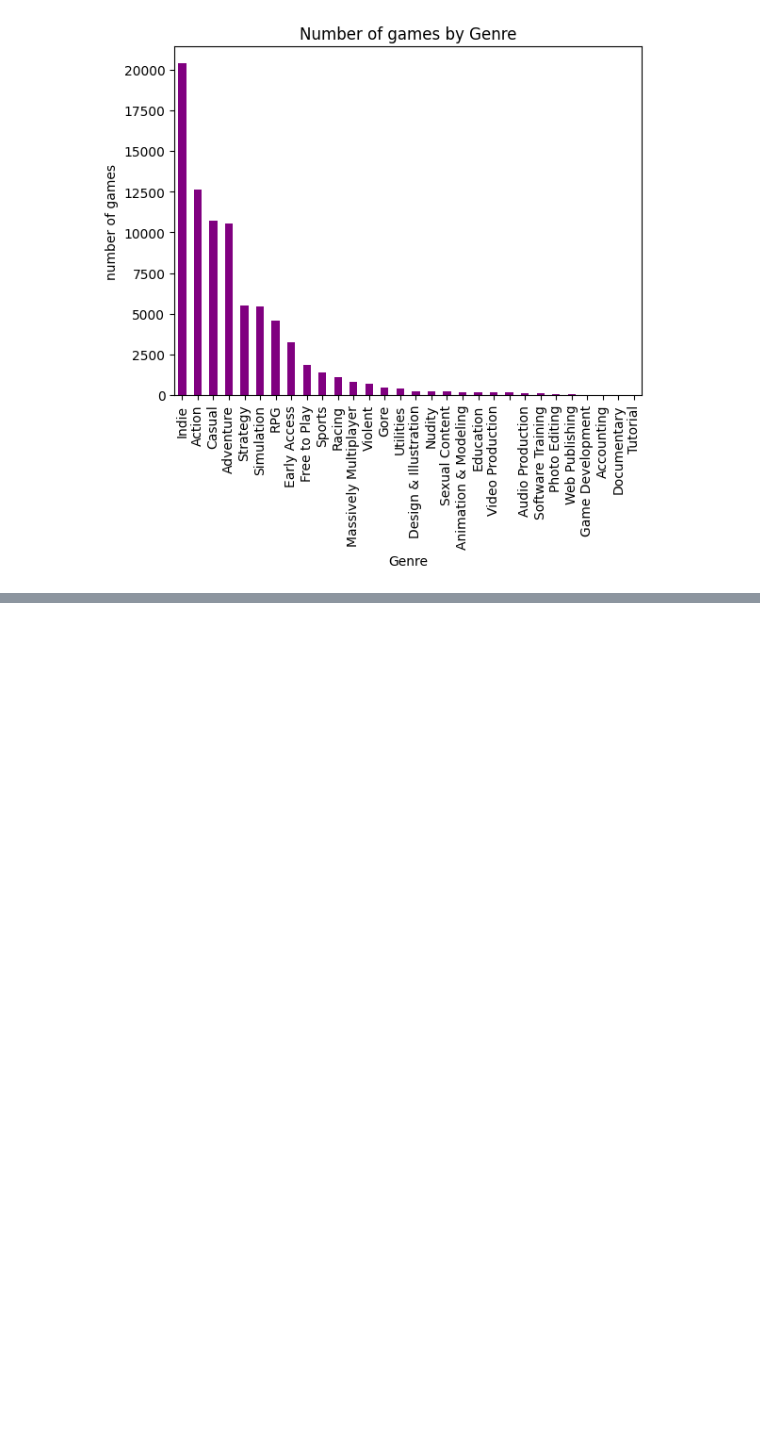
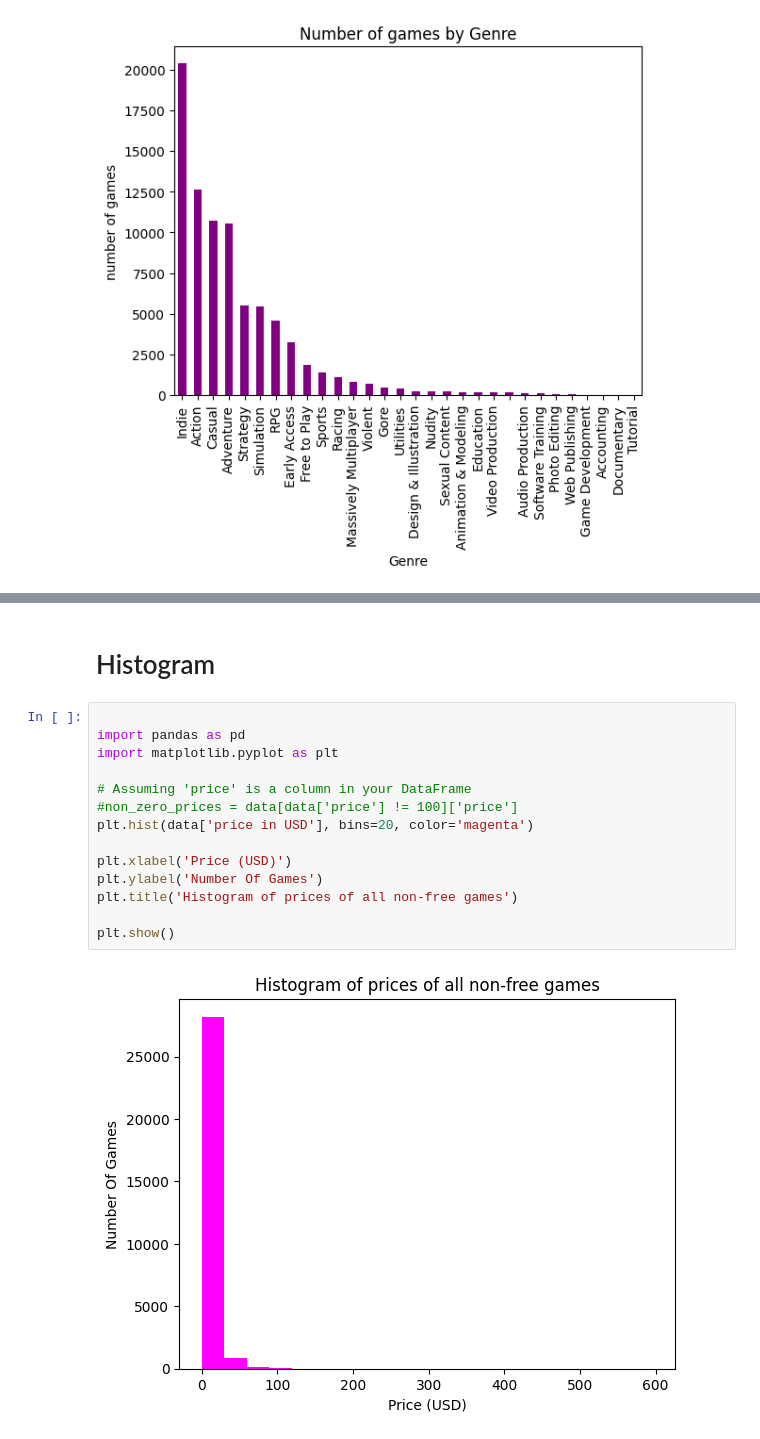
Before and after one commit to Florrena/project, a Jupyter notebook: 1.ipynb, the cells around one changed output, grey strips where cells are left out. Saved outputs shown, nothing was run; the diff lists cells and outputs as text; blank space fills up the shorter version.

```diff
--- a/1.ipynb
+++ b/1.ipynb
@@ -343,0 +365,18 @@ plt.show()
+# %% [markdown]
+# Histogram
+# %%
+
+import pandas as pd
+import matplotlib.pyplot as plt
+
+# Assuming 'price' is a column in your DataFrame
+#non_zero_prices = data[data['price'] != 100]['price']
+plt.hist(data['price in USD'], bins=20, color='magenta')
+
+plt.xlabel('Price (USD)')
+plt.ylabel('Number Of Games')
+plt.title('Histogram of prices of all non-free games')
+
+plt.show()
+# %% [output]
+[figure, added]
```
Also changed, not shown: parts of 3 cells of this notebook.
